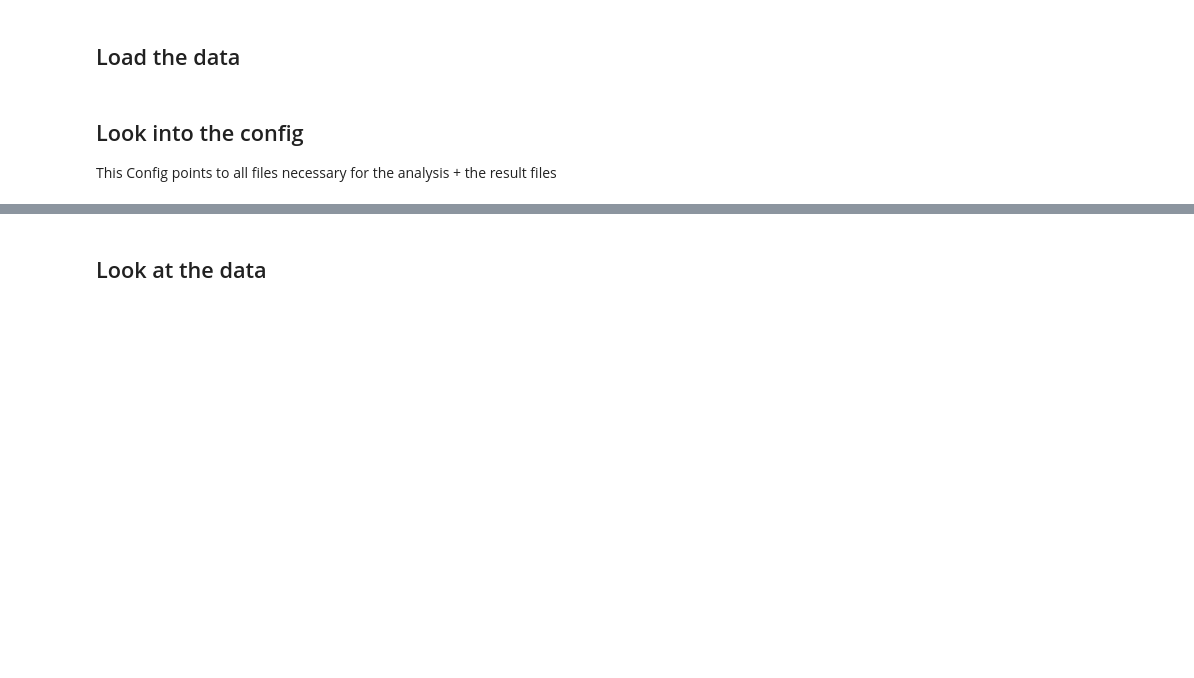
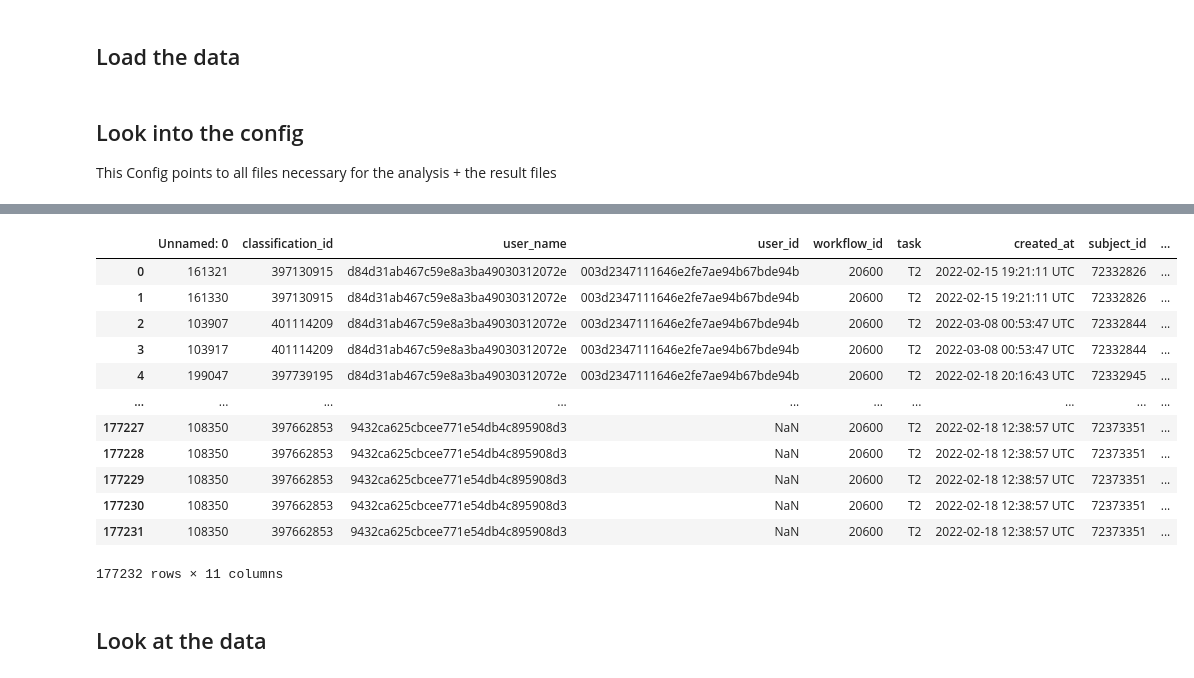
Before and after one commit to cwinkelmann/iguanas-from-above-zooniverse, a Jupyter notebook: Zooniverse_Clustering_all.ipynb, the cells around one changed output, grey strips where cells are left out. Drawn from its saved outputs; the diff is of its cells as text; code cells hidden in the pictures; blank space fills up the shorter version.

```diff
--- a/Zooniverse_Clustering_all.ipynb
+++ b/Zooniverse_Clustering_all.ipynb
@@ -110,3 +127,20 @@ df_merged_dataset = pd.read_csv(config["merged_dataset"])
+# %%
+df_flat_panoptes_points = pd.read_csv(config["flat_panoptes_points"])
+df_flat_panoptes_points
+# %% [output]
+|  | Unnamed: 0 | classification_id | user_name | user_id | workflow_id | task | created_at | subject_id | ... |
+| 0 | 161321 | 397130915 | d84d31ab467c59e8a3ba49030312072e | 003d2347111646e2fe7ae94b67bde94b | 20600 | T2 | 2022-02-15 19:21:11 UTC | 72332826 | ... |
+| 1 | 161330 | 397130915 | d84d31ab467c59e8a3ba49030312072e | 003d2347111646e2fe7ae94b67bde94b | 20600 | T2 | 2022-02-15 19:21:11 UTC | 72332826 | ... |
+| 2 | 103907 | 401114209 | d84d31ab467c59e8a3ba49030312072e | 003d2347111646e2fe7ae94b67bde94b | 20600 | T2 | 2022-03-08 00:53:47 UTC | 72332844 | ... |
+| 3 | 103917 | 401114209 | d84d31ab467c59e8a3ba49030312072e | 003d2347111646e2fe7ae94b67bde94b | 20600 | T2 | 2022-03-08 00:53:47 UTC | 72332844 | ... |
+| 4 | 199047 | 397739195 | d84d31ab467c59e8a3ba49030312072e | 003d2347111646e2fe7ae94b67bde94b | 20600 | T2 | 2022-02-18 20:16:43 UTC | 72332945 | ... |
+| ... | ... | ... | ... | ... | ... | ... | ... | ... | ... |
+| 177227 | 108350 | 397662853 | 9432ca625cbcee771e54db4c895908d3 | NaN | 20600 | T2 | 2022-02-18 12:38:57 UTC | 72373351 | ... |
+| 177228 | 108350 | 397662853 | 9432ca625cbcee771e54db4c895908d3 | NaN | 20600 | T2 | 2022-02-18 12:38:57 UTC | 72373351 | ... |
+| 177229 | 108350 | 397662853 | 9432ca625cbcee771e54db4c895908d3 | NaN | 20600 | T2 | 2022-02-18 12:38:57 UTC | 72373351 | ... |
+| 177230 | 108350 | 397662853 | 9432ca625cbcee771e54db4c895908d3 | NaN | 20600 | T2 | 2022-02-18 12:38:57 UTC | 72373351 | ... |
+| 177231 | 108350 | 397662853 | 9432ca625cbcee771e54db4c895908d3 | NaN | 20600 | T2 | 2022-02-18 12:38:57 UTC | 72373351 | ... |
+177232 rows × 11 columns
 # %% [markdown]
 ## Look at the data
 # %%
```
Also changed, not shown: parts of 24 cells of this notebook, 15 other files.
